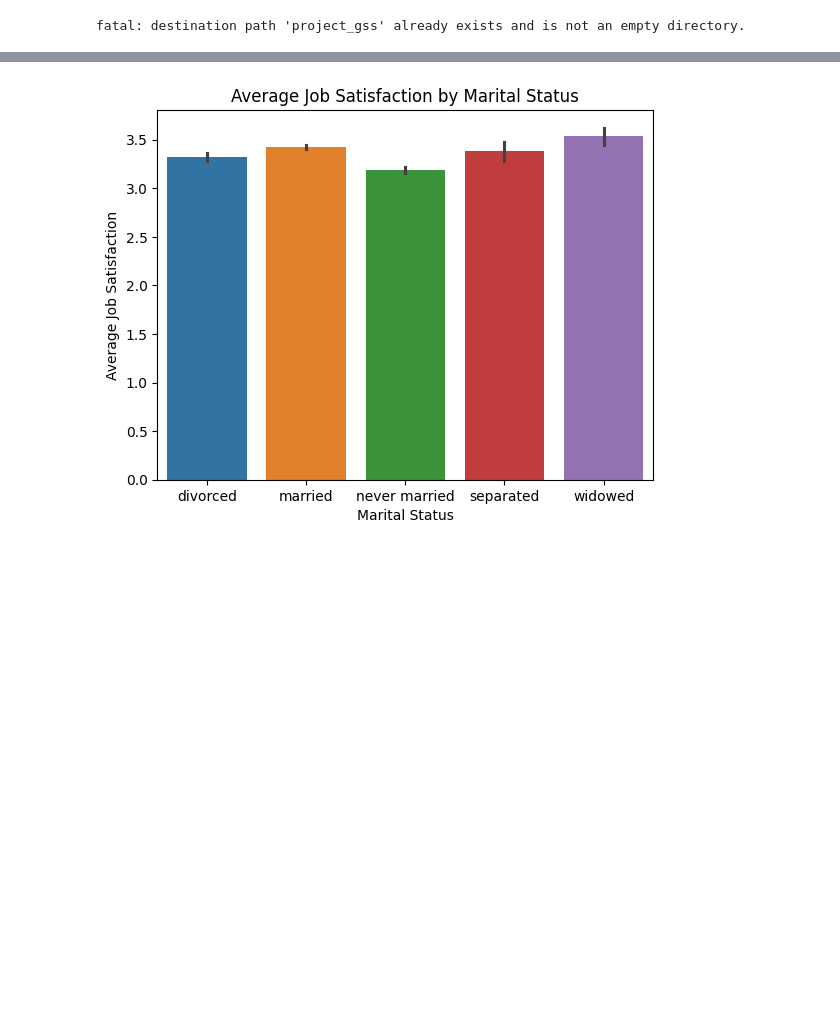
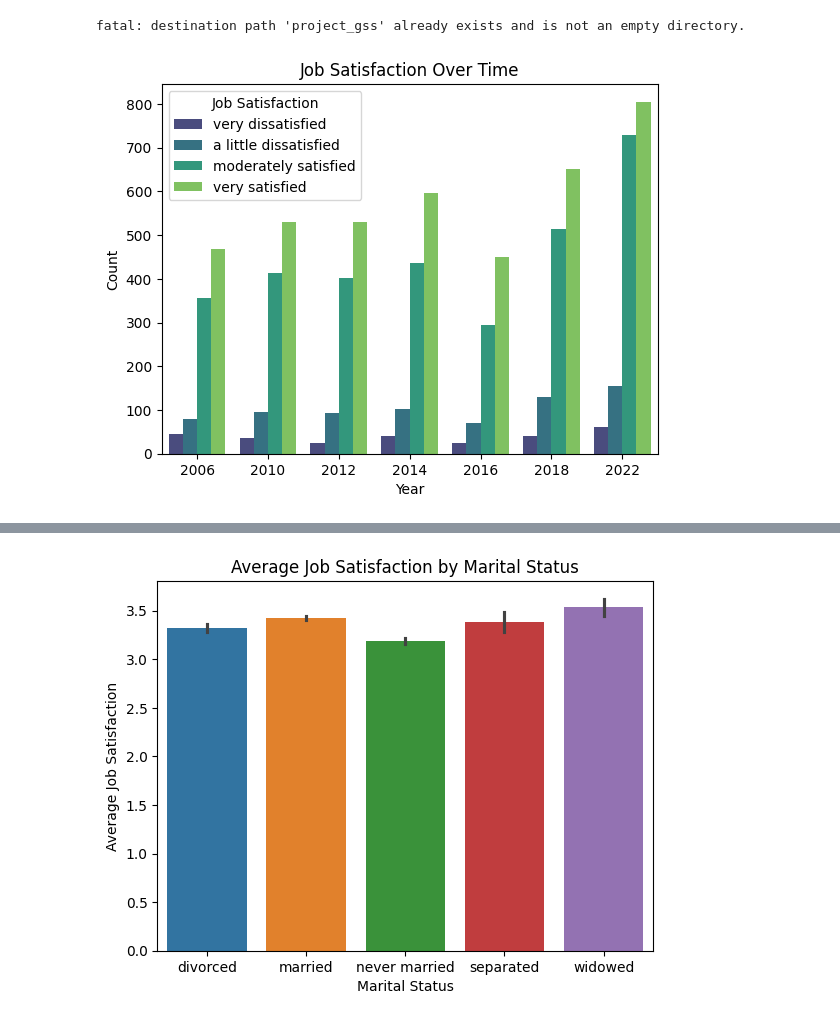
Before and after one commit to kirsten-fung/project_gss, a Jupyter notebook: graph_plot.ipynb, the cells around one changed output, grey strips where cells are left out. Cells and saved outputs as stored; diff of their text form; code cells hidden in the pictures; blank space fills up the shorter version.

```diff
--- a/graph_plot.ipynb
+++ b/graph_plot.ipynb
@@ -13,3 +13,15 @@ df = pd.read_csv('/content/project_gss/cleaned_project_gss.csv')
 # print(df.describe())
 # %% [output]
 fatal: destination path 'project_gss' already exists and is not an empty directory.
+# %%
+# Countplot of job satisfaction
+sat_order = ['very dissatisfied','a little dissatisfied','moderately satisfied','very satisfied']
+plot_palette = sns.color_palette("viridis", len(sat_order))
+count_plot = sns.countplot(data=df, x='year', hue='job_satisfaction',hue_order=sat_order,palette=plot_palette)
+count_plot.set_title('Job Satisfaction Over Time')
+count_plot.set_xlabel('Year')
+count_plot.set_ylabel('Count')
+plt.legend(title='Job Satisfaction')
+plt.show()
+# %% [output]
+[figure, added]
```
Also changed, not shown: parts of 11 cells of this notebook.
